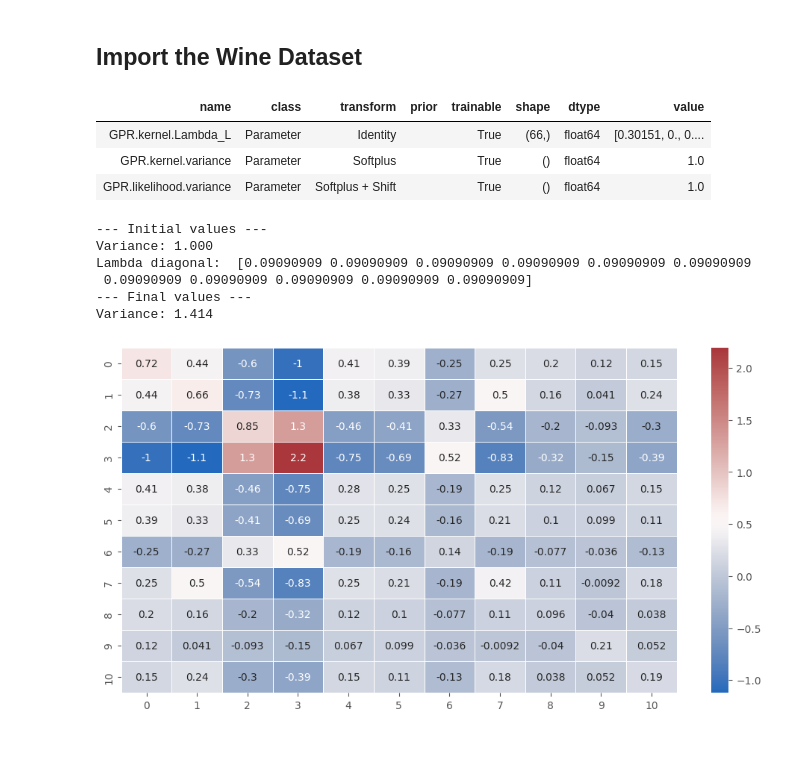
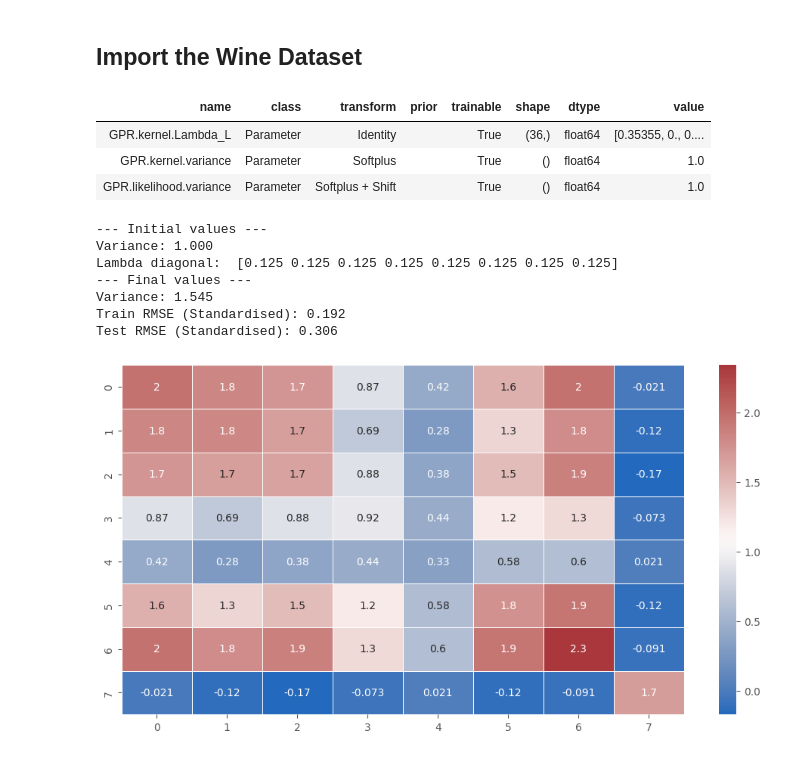
Before and after one commit to mattyred/BSGP_Automatic_Independence_Determination, a Jupyter notebook: LambdaRBFKernel/WineQuality.ipynb, the cells around one changed output. Cells and saved outputs as stored; diff of their text form; code cells hidden in the pictures.

```diff
--- a/LambdaRBFKernel/WineQuality.ipynb
+++ b/LambdaRBFKernel/WineQuality.ipynb
@@ -54,19 +52,23 @@ def csv_to_pth(name, csv_path, pth_path):
     return input_cols, output_cols
 input_cols, output_cols = csv_to_pth("wine", "data/winequality-red.csv", "data/")
 # %%
-X_train, Y_train,  X_test, Y_test, Y_train_mean, Y_train_std = create_dataset('wine', 42)
+X_train, Y_train,  X_test, Y_test, Y_train_mean, Y_train_std = create_dataset('concrete', 42)
 D = X_train.shape[1]
 # %%
-model_GPR_LRBF = train_GPR_LRBF_model(X_train=X_train, Y_train=Y_train, prior=None, iprint=True)
+model_GPR_LRBF, _ = train_GPR_LRBF_model(X_train=X_train, Y_train=Y_train, prior=None, iprint=True)
+train_rmse_stan, test_rmse_stan = measure_rmse(model_GPR_LRBF, X_train, Y_train, X_test, Y_test)
+print('Train RMSE (Standardised): %.3f'%(train_rmse_stan))
+print('Test RMSE (Standardised): %.3f'%(test_rmse_stan))
 # %% [output]
 | name | class | transform | prior | trainable | shape | dtype | value |
-| GPR.kernel.Lambda_L | Parameter | Identity |  | True | (66,) | float64 | [0.30151, 0., 0.... |
+| GPR.kernel.Lambda_L | Parameter | Identity |  | True | (36,) | float64 | [0.35355, 0., 0.... |
 | GPR.kernel.variance | Parameter | Softplus |  | True | () | float64 | 1.0 |
 | GPR.likelihood.variance | Parameter | Softplus + Shift |  | True | () | float64 | 1.0 |
 --- Initial values ---
 Variance: 1.000
-Lambda diagonal:  [0.09090909 0.09090909 0.09090909 0.09090909 0.09090909 0.09090909
- 0.09090909 0.09090909 0.09090909 0.09090909 0.09090909]
+Lambda diagonal:  [0.125 0.125 0.125 0.125 0.125 0.125 0.125 0.125]
 --- Final values ---
-Variance: 1.414
+Variance: 1.545
+Train RMSE (Standardised): 0.192
+Test RMSE (Standardised): 0.306
-[figure, old version]
+[figure, new version]
```
Also changed, not shown: parts of 7 cells of this notebook, 2 other files.
